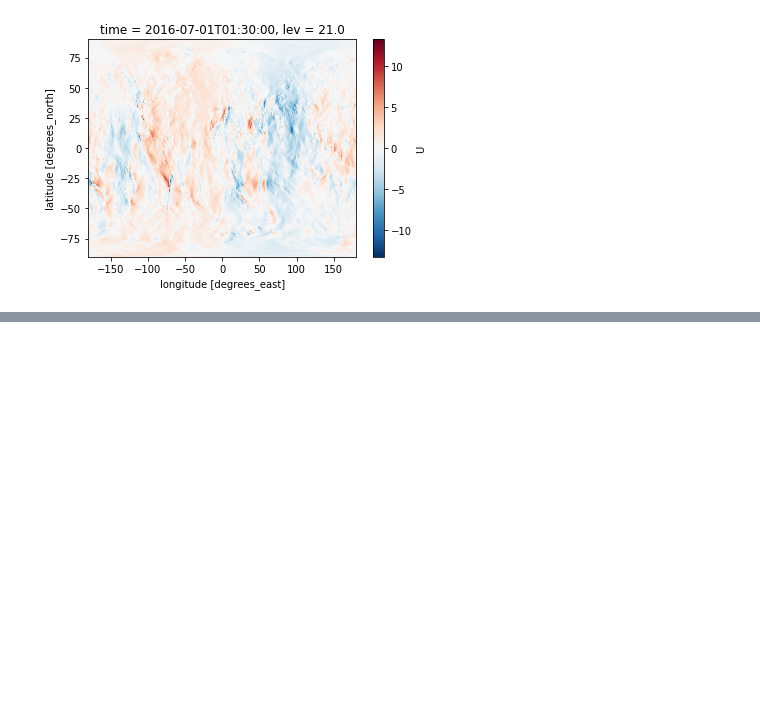
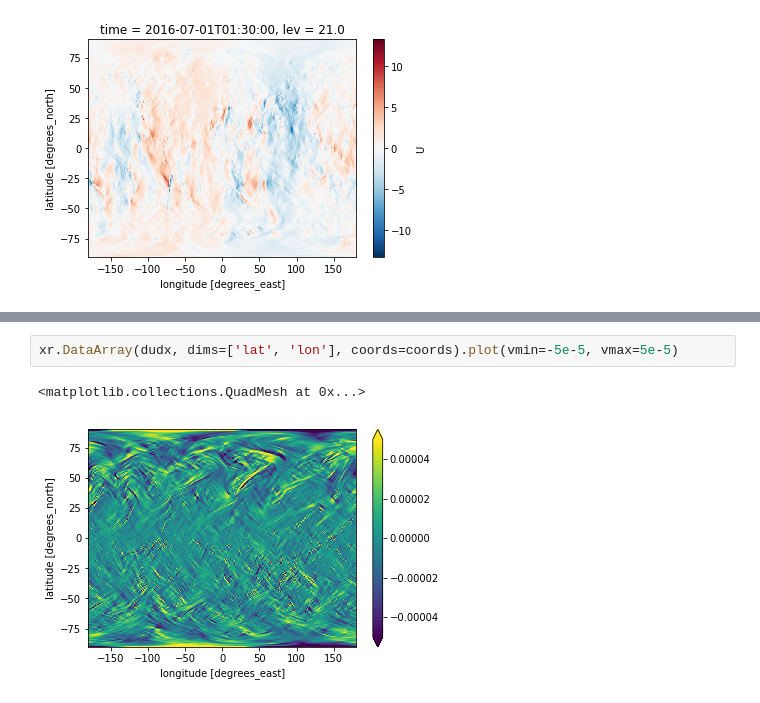
Before and after one commit to JiaweiZhuang/process_real_wind, a Jupyter notebook: Spherical harmonics.ipynb, the cells around one changed output, grey strips where cells are left out. Saved outputs shown, nothing was run; the diff lists cells and outputs as text; blank space fills up the shorter version.

```diff
--- a/non_divergent_component.ipynb
+++ b/Spherical harmonics.ipynb
@@ -120,0 +152,5 @@ Wall time: 3.58 s
+# %%
+xr.DataArray(dudx, dims=['lat', 'lon'], coords=coords).plot(vmin=-5e-5, vmax=5e-5)
+# %% [output]
+<matplotlib.collections.QuadMesh at 0x...>
+[figure, added]
```
Also changed, not shown: parts of 10 cells of this notebook.
